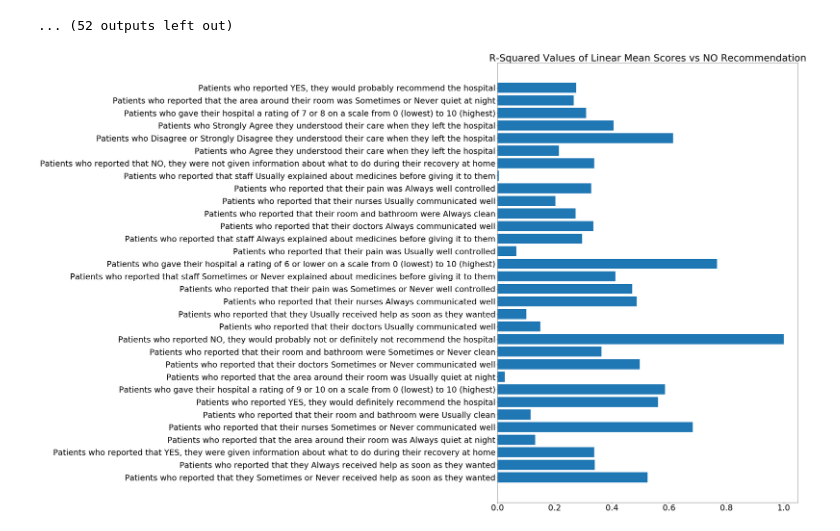
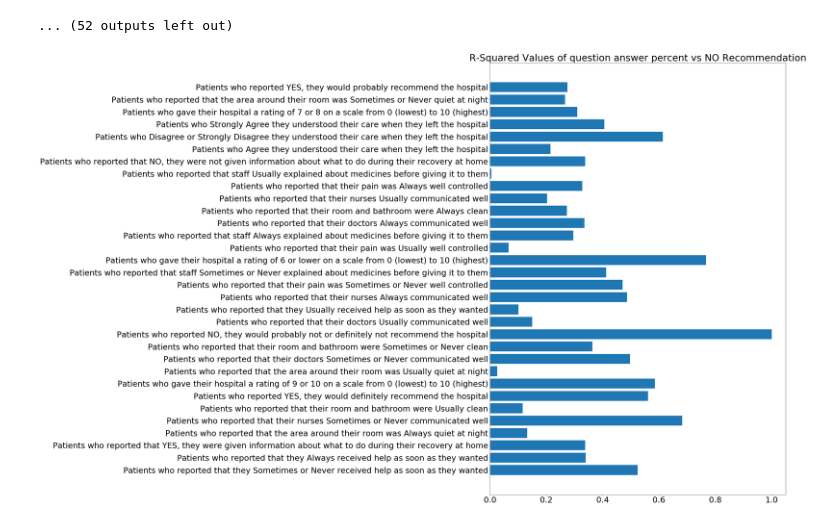
Before and after one commit to tapsmarty/Springboard, a Jupyter notebook: Critical_Factors_Patient_Satisfaction.ipynb, the cells around one changed output. Cells and saved outputs as stored; diff of their text form; code cells hidden in the pictures.

```diff
--- a/Critical_Factors_Patient_Satisfaction.ipynb
+++ b/Critical_Factors_Patient_Satisfaction.ipynb
@@ -302,15 +365,15 @@ slope: 1.04947557922 intercept: 0.556994145415 r_value: 0.825906126404 p_value:
 slope: 0.235955283017 intercept: 0.669245919224 r_value: 0.340408982123 p_value: 7.68506559066e-112 std_err: 0.0101774702401 r-squared: 0.11587827511
 ... (52 outputs left out)
 # %%
-# Plot R Squared Values of all Linear Mean Scores for All Questions
+# Plot R Squared Values of all Answer Percent for All Questions
 
 plt.rcParams.update({'font.size': 30})
 
 plt.figure(figsize=(20, 30))
 y_pos = np.arange(len(r2_questions))
 plt.barh(y_pos, r2_values)
 plt.yticks(y_pos, r2_questions)
-plt.title('R-Squared Values of Linear Mean Scores vs NO Recommendation')
+plt.title('R-Squared Values of question answer percent vs NO Recommendation')
 plt.show()
 # %% [output]
-[figure, old version]
+[figure, new version]
```
Also changed, not shown: parts of 10 cells of this notebook.
